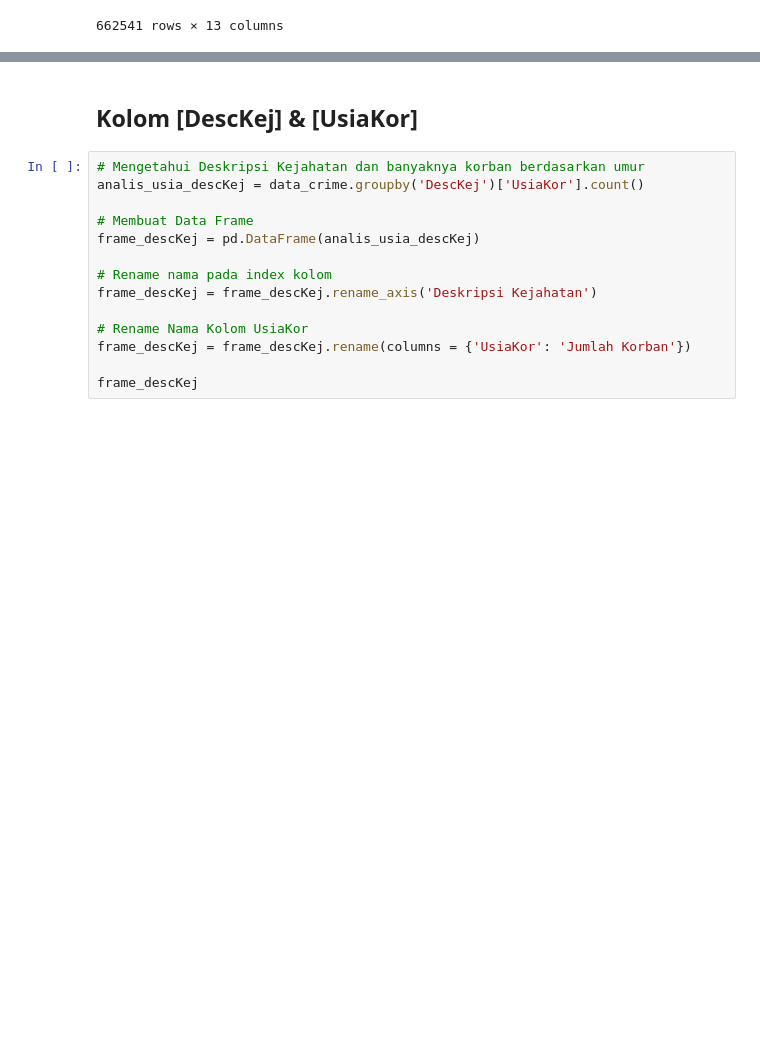
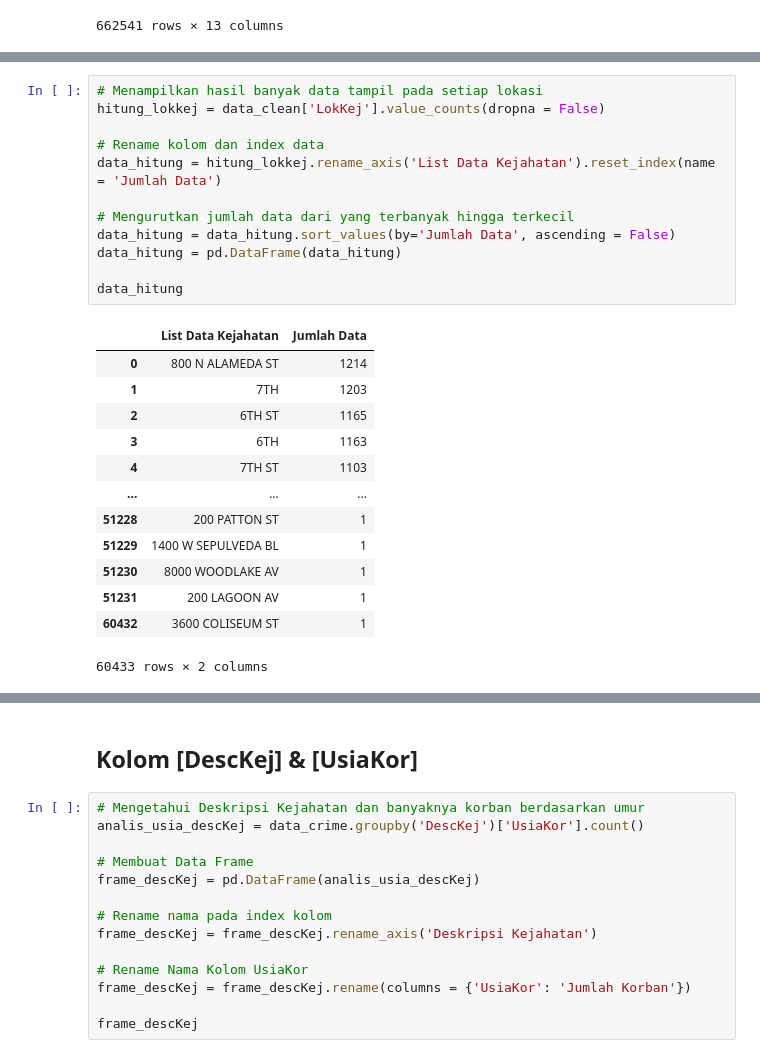
Before and after one commit to RIFF7/capstone-project, a Jupyter notebook: capstone_project.ipynb, the cells around one changed output, grey strips where cells are left out. Drawn from its saved outputs; the diff is of its cells as text; blank space fills up the shorter version.

Commit message:
Menyelesaikan cleaning data dan memulai EDA, hari berikutnya akan melakukan pengecekan kembali terkair cleaning data sebelum EDA

```diff
--- a/capstone_project.ipynb
+++ b/capstone_project.ipynb
@@ -810,0 +987,26 @@ jeniskel_nan
+# %%
+# Menampilkan hasil banyak data tampil pada setiap lokasi
+hitung_lokkej = data_clean['LokKej'].value_counts(dropna = False)
+
+# Rename kolom dan index data
+data_hitung = hitung_lokkej.rename_axis('List Data Kejahatan').reset_index(name = 'Jumlah Data')
+
+# Mengurutkan jumlah data dari yang terbanyak hingga terkecil
+data_hitung = data_hitung.sort_values(by='Jumlah Data', ascending = False)
+data_hitung = pd.DataFrame(data_hitung)
+
+data_hitung
+# %% [output]
+|  | List Data Kejahatan | Jumlah Data |
+| 0 | 800 N ALAMEDA ST | 1214 |
+| 1 | 7TH | 1203 |
+| 2 | 6TH ST | 1165 |
+| 3 | 6TH | 1163 |
+| 4 | 7TH ST | 1103 |
+| ... | ... | ... |
+| 51228 | 200 PATTON ST | 1 |
+| 51229 | 1400 W SEPULVEDA BL | 1 |
+| 51230 | 8000 WOODLAKE AV | 1 |
+| 51231 | 200 LAGOON AV | 1 |
+| 60432 | 3600 COLISEUM ST | 1 |
+60433 rows × 2 columns
```
Also changed, not shown: parts of 46 cells of this notebook.
